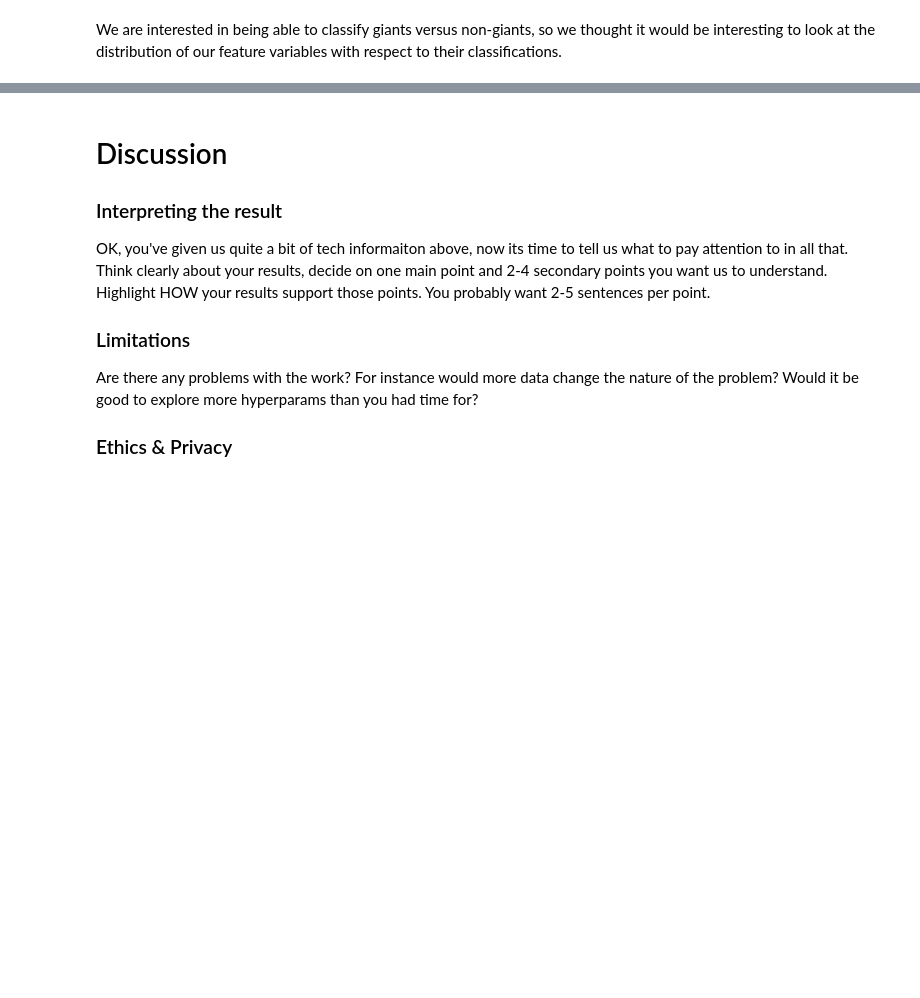
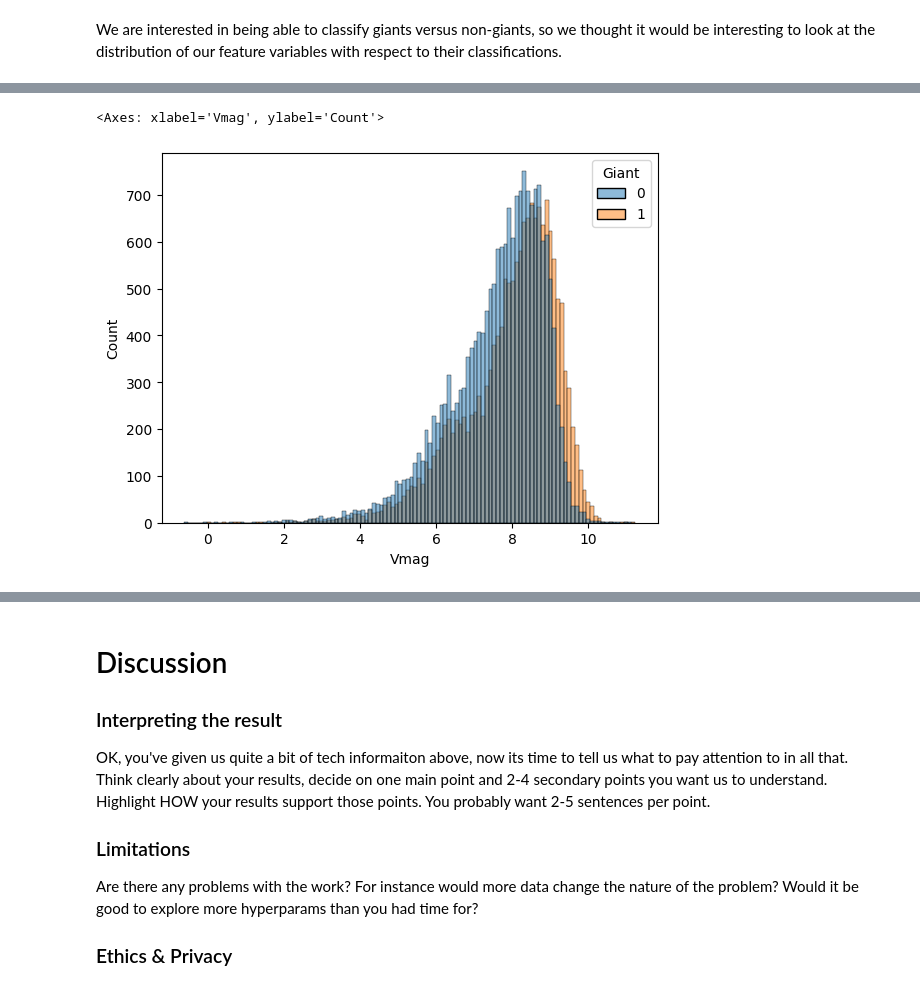
Before and after one commit to COGS118A/Group012-Wi23, a Jupyter notebook: FinalProjectGroup012-Wi23.ipynb, the cells around one changed output, grey strips where cells are left out. Saved outputs shown, nothing was run; the diff lists cells and outputs as text; code cells hidden in the pictures; blank space fills up the shorter version.

```diff
--- a/FinalProjectGroup012-Wi23.ipynb
+++ b/FinalProjectGroup012-Wi23.ipynb
@@ -124,2 +135,5 @@ sns.displot(df, x="Plx", hue="Giant", kind='kde', cut=-200)
 # %%
-sns.displot(df, x="Plx", hue="Giant", kind='kde', cut=-200)
+sns.histplot(df, x="Vmag", hue="Giant")
+# %% [output]
+<Axes: xlabel='Vmag', ylabel='Count'>
+[figure, added]
```
Also changed, not shown: parts of 6 cells of this notebook.
